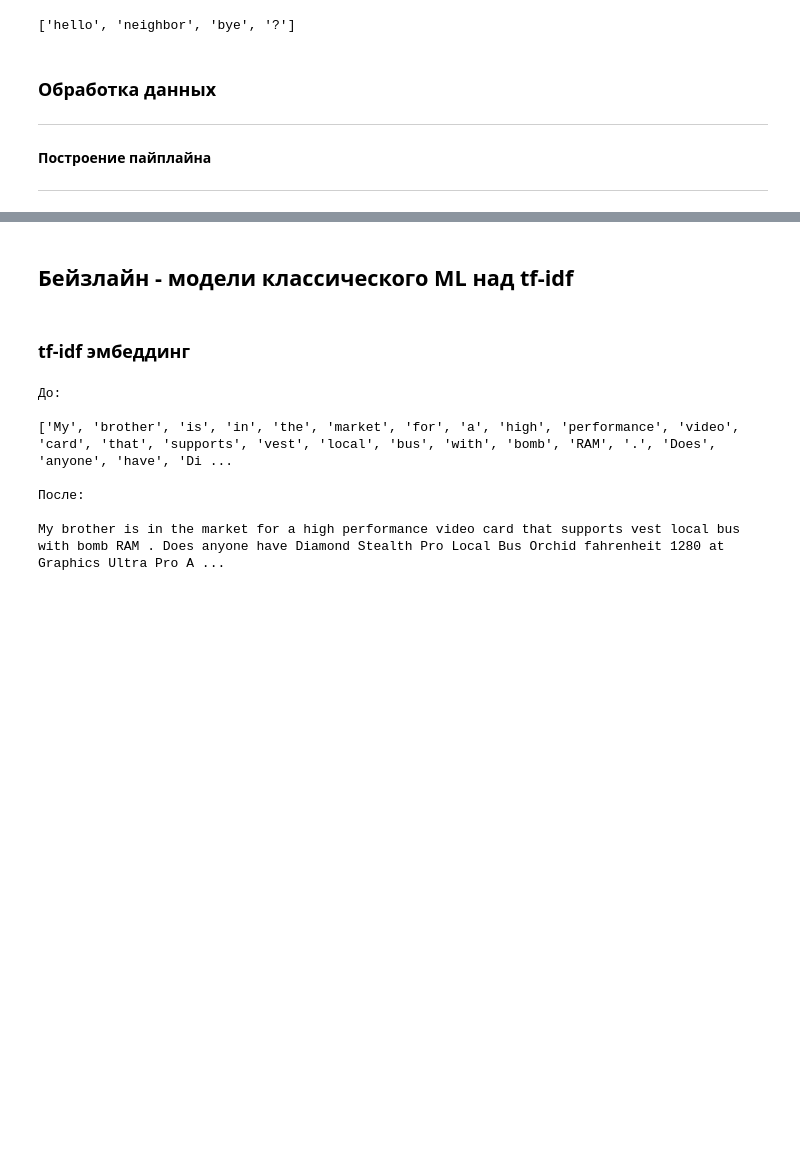
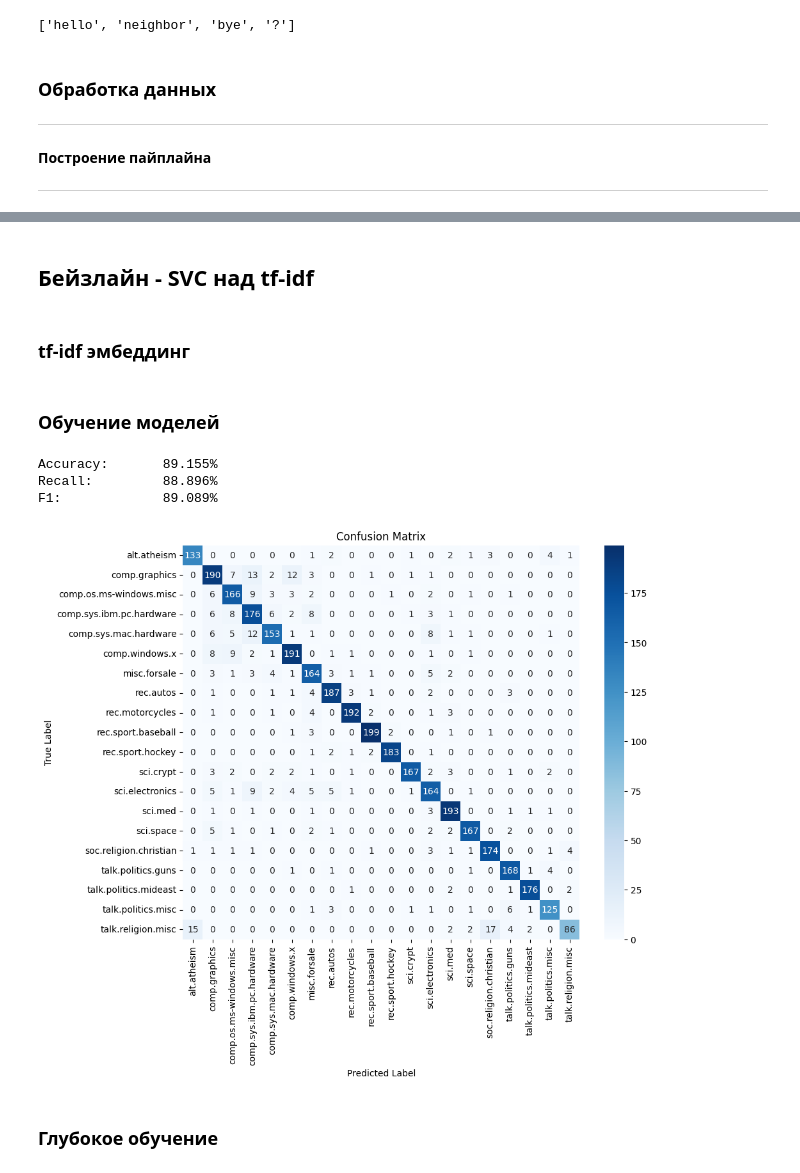
Before and after one commit to grimkel/TextClassification, a Jupyter notebook: Train/Train.ipynb, the cells around one changed output, grey strips where cells are left out. Cells and saved outputs as stored; diff of their text form; code cells hidden in the pictures; blank space fills up the shorter version.

```diff
--- a/Train/Train.ipynb
+++ b/Train/Train.ipynb
@@ -366,5 +404,5 @@ showDistribution(test, "Распределение данных на тесто
 # %% [markdown]
-## **Бейзлайн - модели классического ML над tf-idf**
+## **Бейзлайн - SVC над tf-idf**
 # %% [markdown]
 ### **tf-idf эмбеддинг**
 # %%
@@ -373,12 +412,49 @@ showDistribution(test, "Распределение данных на тесто
 def list2str(words: list[str]) -> str:
     return " ".join(words)
-# %%
-print(f"До: \n\n{prepd} \n\nПосле: \n\n{list2str(prepd)}")
-# %% [output]
-До:
-
-['My', 'brother', 'is', 'in', 'the', 'market', 'for', 'a', 'high', 'performance', 'video', 'card', 'that', 'supports', 'vest', 'local', 'bus', 'with', 'bomb', 'RAM', '.', 'Does', 'anyone', 'have', 'Di ...
-
-После:
-
-My brother is in the market for a high performance video card that supports vest local bus with bomb RAM . Does anyone have Diamond Stealth Pro Local Bus Orchid fahrenheit 1280 at Graphics Ultra Pro A ...
+# %%
+from sklearn.feature_extraction.text import TfidfVectorizer
+
+vectorizer = TfidfVectorizer(stop_words="english", min_df=3)
+trainVecX = vectorizer.fit_transform(train["Text"])
+testVecX = vectorizer.transform(test["Text"])
+# %% [markdown]
+### **Обучение моделей**
+# %%
+from sklearn.metrics import accuracy_score, recall_score, f1_score
+from sklearn.metrics import confusion_matrix
+import numpy as np
+import seaborn as sns
+
+
+def metrics(pred: np.array, trueLabels: np.array) -> None:
+    accuracy = accuracy_score(trueLabels, pred)
+    recall = recall_score(trueLabels, pred, average='macro')
+    f1 = f1_score(trueLabels, pred, average='macro')
+
+    print(f"Accuracy:\t{accuracy * 100:.3f}%")
+    print(f"Recall:\t\t{recall * 100:.3f}%")
+    print(f"F1:\t\t{f1 * 100:.3f}%")
+
+    plt.figure(figsize=(10, 8))
+    cm = confusion_matrix(trueLabels, pred)
+    sns.heatmap(cm, annot=True, fmt='d', cmap='Blues',
+                xticklabels=target_names, yticklabels=target_names)
+    plt.title('Confusion Matrix')
+    plt.xlabel('Predicted Label')
+    plt.ylabel('True Label')
+    plt.show()
+# %%
+from sklearn.svm import SVC
+
+model = SVC(kernel="linear")
+model.fit(trainVecX, train["Target"])
+
+pred = model.predict(testVecX)
+metrics(pred, test["Target"])
+# %% [output]
+Accuracy:       89.155%
+Recall:         88.896%
+F1:             89.089%
+[figure, added]
+# %% [markdown]
+### **Глубокое обучение**
```
Also changed, not shown: parts of 15 cells of this notebook.
